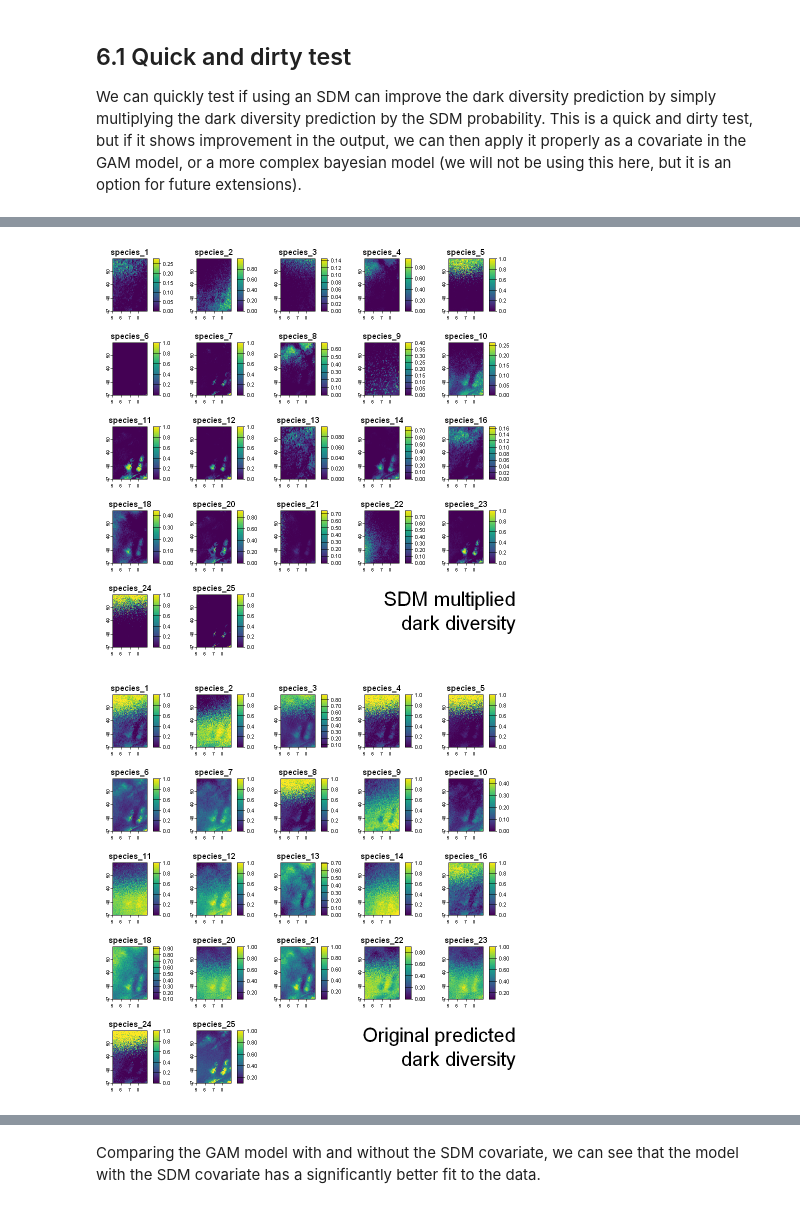
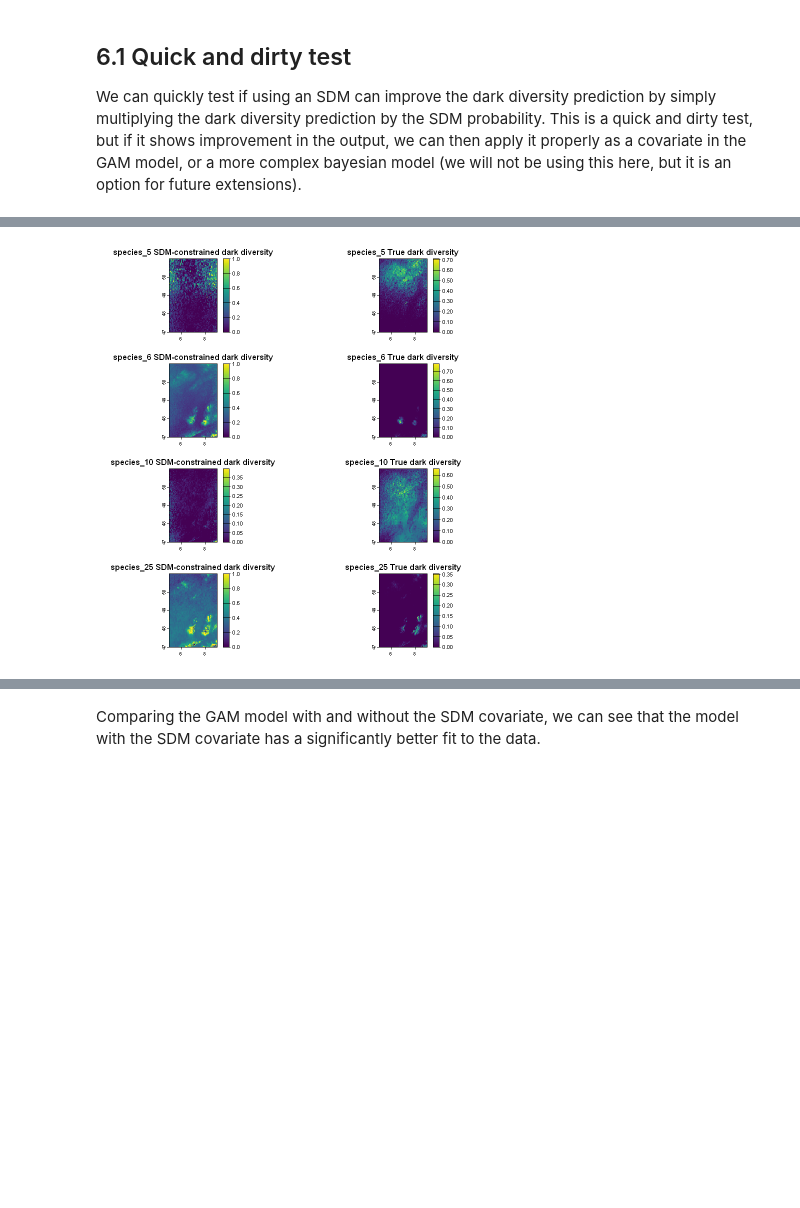
Before and after one commit to davidyshen/dark_diversity_simulations, a Jupyter notebook: dark_diversity_methods_testing.ipynb, the cells around one changed output, grey strips where cells are left out. Saved outputs shown, nothing was run; the diff lists cells and outputs as text; code cells hidden in the pictures; blank space fills up the shorter version.

```diff
--- a/dark_diversity_methods_testing.ipynb
+++ b/dark_diversity_methods_testing.ipynb
@@ -147 +149,3 @@ for (i in 1:n_species) {
+# %%
+plot_species <- c("species_5", "species_6", "species_10", "species_25")
 # %%
@@ -447,3 +525,21 @@ Warning message in lme.formula(y ~ X - 1, random = rand, data = strip.offset(mf)
 ## 6.1 Quick and dirty test
 
 We can quickly test if using an SDM can improve the dark diversity prediction by simply multiplying the dark diversity prediction by the SDM probability. This is a quick and dirty test, but if it shows improvement in the output, we can then apply it properly as a covariate in the GAM model, or a more complex bayesian model (we will not be using this here, but it is an option for future extensions).
+# %%
+pred_dark_stack <- lapply(dd_mod_gam$species, function(s) {
+    x <- dd_mod_gam[[s]]$prediction
+    names(x) <- s
+    x
+}) |> terra::rast()
+# %%
+# # Checking which species are in both stacks
+# intersect(names(pred_dark_stack), names(sdm_stack))
+sdm_test_stack <- pred_dark_stack * sdm_stack
+
+par(mfrow = c(4, 3), bg = "white")
+
+for (i in plot_species) {
+    plot(pred_dark_stack[[i]], main = paste0(i, " Predicted dark diversity"))
+    plot(sdm_test_stack[[i]], main = paste0(i, " SDM * Dark diversity"))
+    plot(true_dark_div[[i]], main = paste0(i, " True dark diversity"))
+}
@@ -450,24 +592,22 @@ We can quickly test if using an SDM can improve the dark diversity prediction by
 # %%
-# # Checking which species are in both stacks
-# intersect(names(pred_dark_stack), names(sdm_stack))
-sdm_test_stack <- pred_dark_stack * sdm_stack
-par(mfrow = c(5,5), bg = "white")
-for (i in 1:length(species)) {
-    plot(subset(sdm_test_stack, species[i]), main = species[i])
+# Plotting the SDM-constrained dark diversity predictions against true dark diversity
+par(mfrow = c(4, 2), bg = "white")
+for (i in plot_species) {
+    plot(dark_mod_sdm_stack[[i]], main = paste0(
+        i, " SDM-constrained dark diversity"
+    ))
+    plot(true_dark_div[[i]], main = paste0(
+        i, " True dark diversity"
+    ))
 }
-mtext("SDM multiplied\ndark diversity", outer = TRUE, side = 1, line = -5, adj = 1, cex = 2)
-par(mfrow = c(1, 1), bg = "white")
-par(mfrow = c(5, 5), bg = "white")
-for (i in 1:length(species)) {
-    plot(subset(pred_dark_stack, species[i]), main = species[i])
-}
-mtext("Original predicted\ndark diversity", outer = TRUE, side = 1, line = -5, adj = 1, cex = 2)
-par(mfrow = c(1, 1), bg = "white")
-par(mfrow = c(5, 5), bg = "white")
-for (i in 1:length(species)) {
-    plot(subset(true_dark_div, species[i]), main = species[i])
-}
-mtext("True dark diversity", outer = TRUE, side = 1, line = -5, adj = 1, cex = 2)
+# for (i in 1:length(species)) {
+#     plot(subset(dark_mod_sdm_stack, species[i]), main = species[i])
+# }
+# mtext("SDM covariate\ndark diversity", outer = TRUE, side = 1, line = -5, adj = 1, cex = 2)
+# par(mfrow = c(5, 5), bg = "white")
+# for (i in 1:length(species)) {
+#     plot(subset(true_dark_div, species[i]), main = species[i])
+# }
+# mtext("True dark diversity", outer = TRUE, side = 1, line = -5, adj = 1, cex = 2)
 # %% [output]
-[figure, old version]
+[figure, new version]
-[figure, removed]
```
Also changed, not shown: parts of 35 cells of this notebook, 2 other files.
